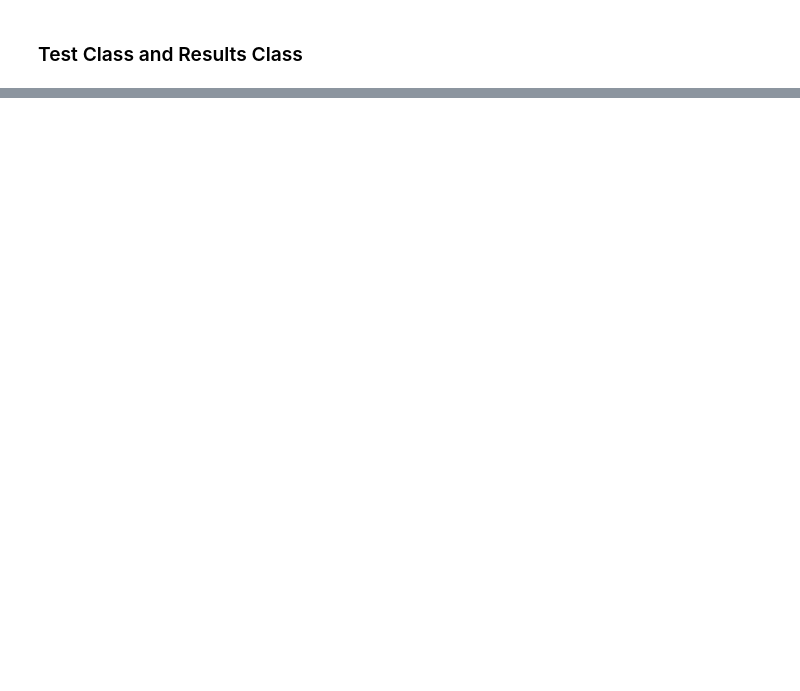
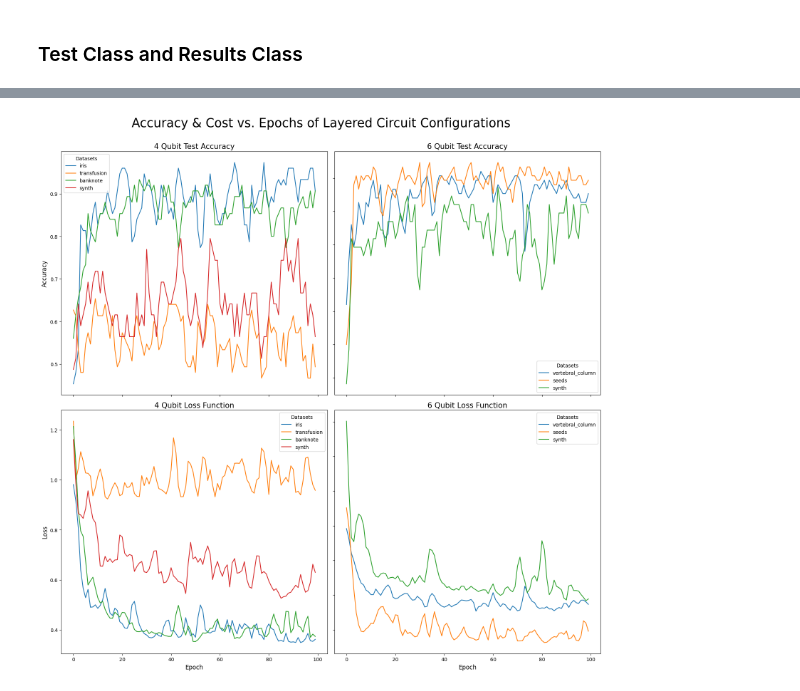
Before and after one commit to mattjurenka/qml-capstone, a Jupyter notebook: testbench.ipynb, the cells around one changed output, grey strips where cells are left out. Saved outputs shown, nothing was run; the diff lists cells and outputs as text; code cells hidden in the pictures; blank space fills up the shorter version.

Commit message:
Many Changes. To name a few:
- Results for iterations on q4, q6
- Circuit Summary Data Analysis
- Circuit Depth Calculations
- Removal of q8 circuitry code
- Removal of q8 data sources

Love, Brandon

```diff
--- a/testbench.ipynb
+++ b/testbench.ipynb
@@ -486,0 +492,20 @@ a1.execute(datasets=Q6_datasets)
+# %%
+# Read in the saved CSVs and create a dictionary of the results of the form
+# results
+#        < | Qubit Number |
+#                           < | Circuit_Name |
+#                                              < |Optimizer Name | = Pandas Dataframe
+csv_headers = []
+results_path = os.path.join(os.getcwd(), 'results')
+filenames = os.listdir(os.path.join(results_path, 'q4'))
+results = collections.defaultdict(lambda : collections.defaultdict(dict))
+
+for qubit_num in ['q4', 'q6']:
+    for file_name in filenames:
+        file_path = os.path.join(results_path, qubit_num, file_name)
+        data_type = file_name.split('.csv')[0]
+        circuit_type = data_type.split('-')[0]
+        opt_type = data_type.split('-')[1]
+        df = pd.read_csv(file_path)
+        csv_headers = df.columns
+        results[int(qubit_num[1])][circuit_type][opt_type] = pd.read_csv(file_path)
@@ -486,0 +597,80 @@ a1.execute(datasets=Q6_datasets)
+# %%
+def calculate_epoch_avgs(df):
+    epoch_averages = {}
+
+    for dataset in df['dataset'].unique():
+
+        epoch_averages[dataset] = pd.DataFrame(columns=df.columns)
+
+        relevant_data = df[df['dataset'] == dataset]
+
+        for epoch in range(100):
+            avg_test_accuracy = relevant_data[relevant_data['epoch'] == epoch]['test_acc'].mean()
+            avg_train_accuracy = relevant_data[relevant_data['epoch'] == epoch]['train_acc'].mean()
+            avg_cost = relevant_data[relevant_data['epoch'] == epoch]['cost'].mean()
+
+            new_instance = relevant_data[relevant_data['epoch'] == epoch].iloc[0]
+            new_instance.loc['test_acc'] = avg_test_accuracy
+            new_instance.loc['cost'] = avg_cost
+
+            epoch_averages[dataset] = epoch_averages[dataset].append(new_instance, ignore_index=True)
+
+    return epoch_averages
+
+def graph_circuit_summary(circuit):
+
+    opt_type = optimizer_dict[4][circuit.__name__]
+    df_q4 = results[4][circuit.__name__][opt_type]
+    df_q6 = results[6][circuit.__name__][opt_type]
+    q4_averages = calculate_epoch_avgs(df_q4)
+    q6_averages = calculate_epoch_avgs(df_q6)
+
+    fig, axs = plt.subplots(2, 2, sharex=True, figsize=(16,16))
+
+    for dataset in df_q4['dataset'].unique():
+        axs[0,0].plot(q4_averages[dataset]['epoch'], q4_averages[dataset]['test_acc'], label = dataset)
+        axs[1,0].plot(q4_averages[dataset]['epoch'], q4_averages[dataset]['cost'], label = dataset)
+
+    for dataset in df_q6['dataset'].unique():
+        axs[0,1].plot(q6_averages[dataset]['epoch'], q6_averages[dataset]['test_acc'], label = dataset)
+        axs[1,1].plot(q6_averages[dataset]['epoch'], q6_averages[dataset]['cost'], label = dataset)
+
+    axs[0,0].set_xlabel('Epoch', fontsize=12)
+    axs[0,0].set_ylabel('Accuracy', fontsize=12)
+    axs[0,0].set_title('4 Qubit Test Accuracy', fontsize=15)
+    axs[0,0].label_outer()
+    axs[0,0].legend()
+    axs[0,0].legend(title='Datasets')
+
+    axs[0,1].set_xlabel('Epoch', fontsize=12)
+    axs[0,1].set_ylabel('Accuracy', fontsize=12)
+    axs[0,1].set_title('6 Qubit Test Accuracy', fontsize=15)
+    axs[0,1].label_outer()
+    axs[0,1].legend()
+    axs[0,1].legend(title='Datasets')
+
+    axs[1,0].set_xlabel('Epoch', fontsize=12)
+    axs[1,0].set_ylabel('Loss', fontsize=12)
+    axs[1,0].set_title('4 Qubit Loss Function', fontsize=15)
+    axs[1,0].label_outer()
+    axs[1,0].legend()
+    axs[1,0].legend(title='Datasets')
+
+    axs[1,1].set_xlabel('Epoch', fontsize=12)
+    axs[1,1].set_ylabel('Loss', fontsize=12)
+    axs[1,1].set_title('6 Qubit Loss Function', fontsize=15)
+    axs[1,1].label_outer()
+    axs[1,1].legend(title='Datasets')
+
+    fig.suptitle(f'Accuracy & Cost vs. Epochs of {circuit.__name__} Circuit Configurations', fontsize=25)
+    fig.tight_layout()
+    plt.subplots_adjust(top=.92)
+
+
+graph_circuit_summary(Layered)
+graph_circuit_summary(ParameterizedAB)
+graph_circuit_summary(PairwiseCRot)
+graph_circuit_summary(StronglyEntangled)
+graph_circuit_summary(HardwareEfficient)
+# %% [output]
+[figure, added]
```
Also changed, not shown: parts of 28 cells of this notebook, 30 other files.
